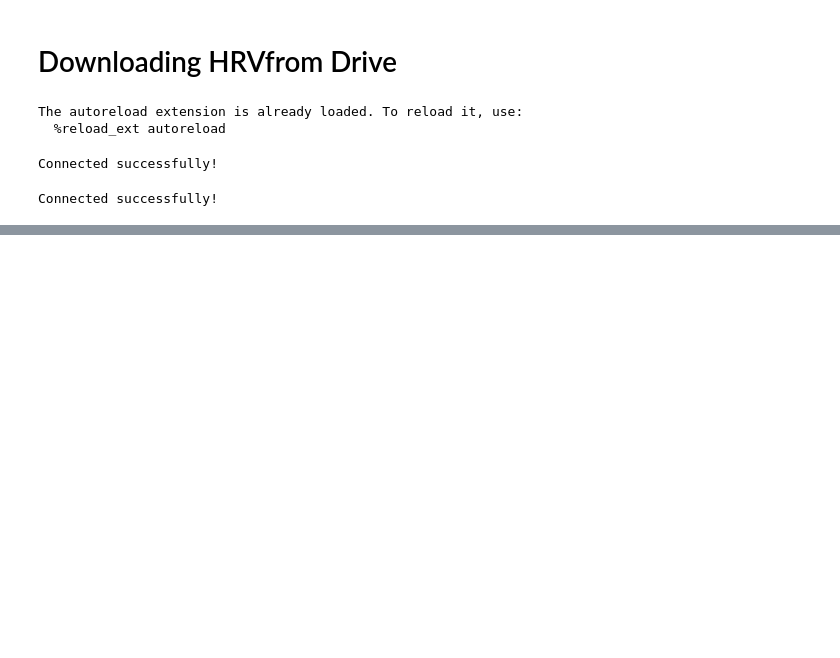
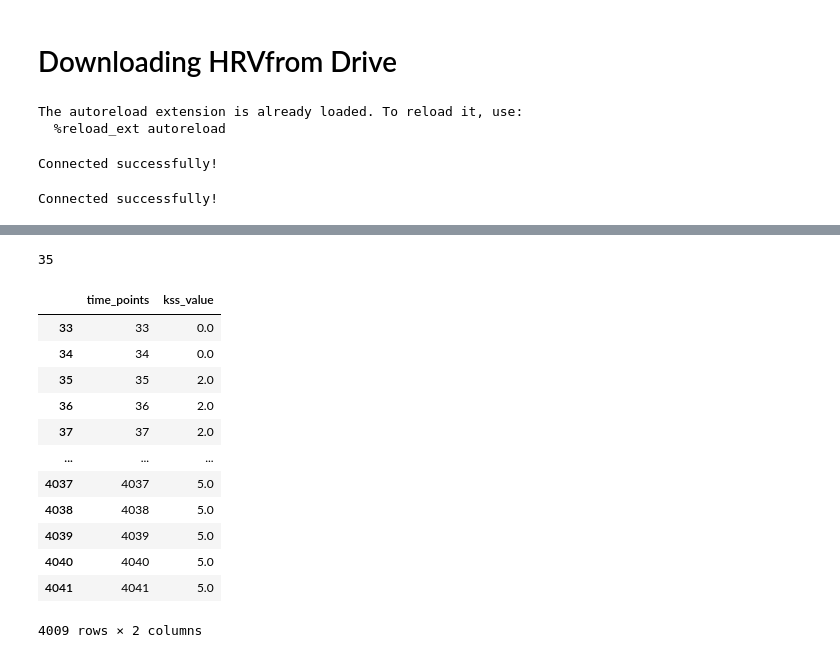
Before and after one commit to Jackfn96/3DS, a Jupyter notebook: notebooks/combiningKSS.ipynb, the cells around one changed output, grey strips where cells are left out. Saved outputs shown, nothing was run; the diff lists cells and outputs as text; code cells hidden in the pictures; blank space fills up the shorter version.

```diff
--- a/notebooks/combiningKSS.ipynb
+++ b/notebooks/combiningKSS.ipynb
@@ -438,0 +379,22 @@ kss_hrv
+# %%
+kss_test = kss_dfs_drive['kss_2021-11-24 15-36-04 e99.csv']
+kss_start = kss_test[kss_test['kss_value'] != 0].time_points.iloc[0]
+kss_start
+# %% [output]
+35
+# %%
+kss_test.iloc[33:]
+# %% [output]
+|  | time_points | kss_value |
+| 33 | 33 | 0.0 |
+| 34 | 34 | 0.0 |
+| 35 | 35 | 2.0 |
+| 36 | 36 | 2.0 |
+| 37 | 37 | 2.0 |
+| ... | ... | ... |
+| 4037 | 4037 | 5.0 |
+| 4038 | 4038 | 5.0 |
+| 4039 | 4039 | 5.0 |
+| 4040 | 4040 | 5.0 |
+| 4041 | 4041 | 5.0 |
+4009 rows × 2 columns
```
Also changed, not shown: parts of 34 cells of this notebook, 2 other files.
